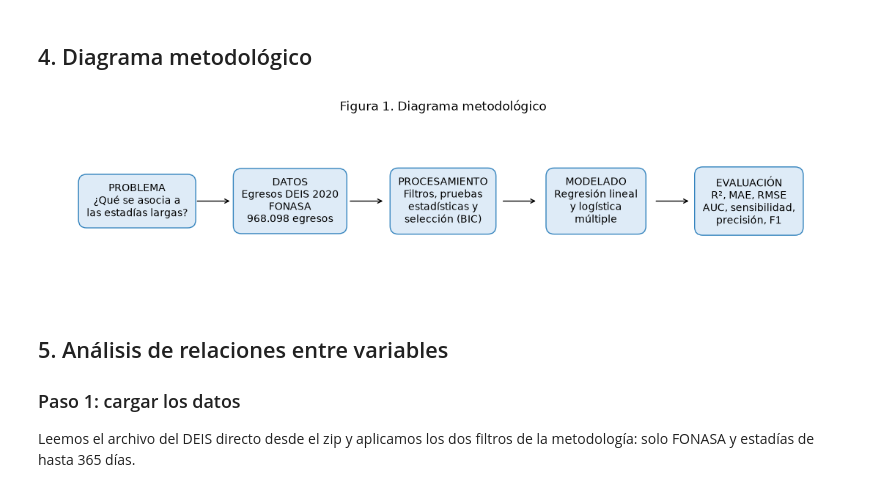
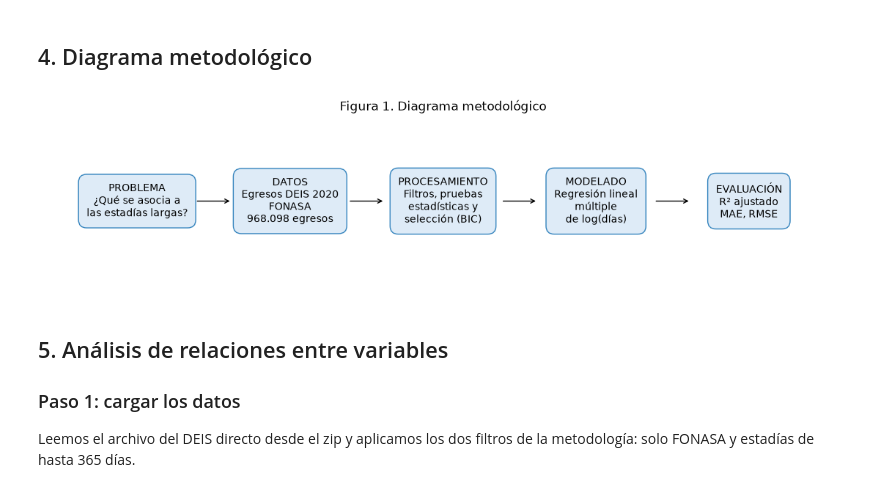
Before and after one commit to Francogogo/Analisis-de-datos-PROYECTO-, a Jupyter notebook: avance1_v5.ipynb, the cells around one changed output. Saved outputs shown, nothing was run; the diff lists cells and outputs as text; code cells hidden in the pictures.

Commit message:
Quita la regresión logística de avance1_v5 y deja solo la regresión lineal de log(días)

```diff
--- a/avance1_v5.ipynb
+++ b/avance1_v5.ipynb
@@ -103,25 +102,25 @@ Las limitaciones vienen de la base: no trae peso GRD, hospital ni fechas, la eda
 # %%
 import matplotlib.pyplot as plt
 
 etapas = ["PROBLEMA\n¿Qué se asocia a\nlas estadías largas?",
           "DATOS\nEgresos DEIS 2020\nFONASA\n968.098 egresos",
           "PROCESAMIENTO\nFiltros, pruebas\nestadísticas y\nselección (BIC)",
-          "MODELADO\nRegresión lineal\ny logística\nmúltiple",
-          "EVALUACIÓN\nR², MAE, RMSE\nAUC, sensibilidad,\nprecisión, F1"]
+          "MODELADO\nRegresión lineal\nmúltiple\nde log(días)",
+          "EVALUACIÓN\nR² ajustado\nMAE, RMSE"]
 
 fig, ax = plt.subplots(figsize=(14, 3))
 ax.axis("off")
 for i, texto in enumerate(etapas):
     ax.text(i, 0, texto, ha="center", va="center", fontsize=10,
             bbox=dict(boxstyle="round,pad=0.8", facecolor="#deebf7", edgecolor="#3182bd"))
     if i < len(etapas) - 1:
         ax.annotate("", xy=(i + 0.62, 0), xytext=(i + 0.38, 0), arrowprops=dict(arrowstyle="->"))
 ax.set_xlim(-0.6, len(etapas) - 0.4)
 ax.set_ylim(-1, 1)
 ax.set_title("Figura 1. Diagrama metodológico")
 plt.show()
 # %% [output]
-[figure, old version]
+[figure, new version]
 # %% [markdown]
 ## 5. Análisis de relaciones entre variables
 
```
Also changed, not shown: parts of 2 cells of this notebook.
